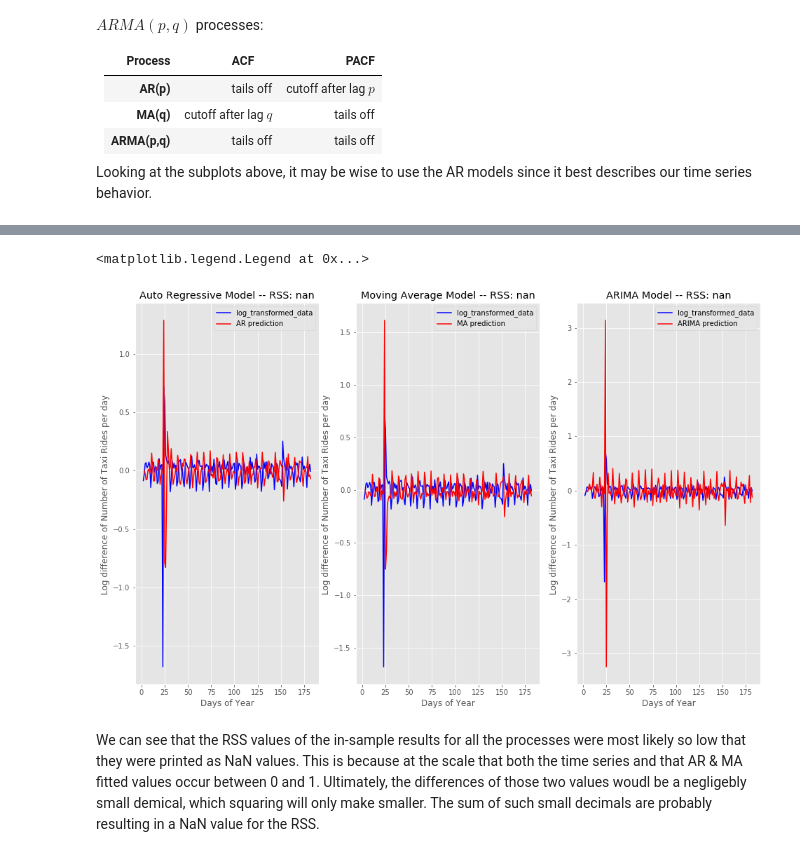
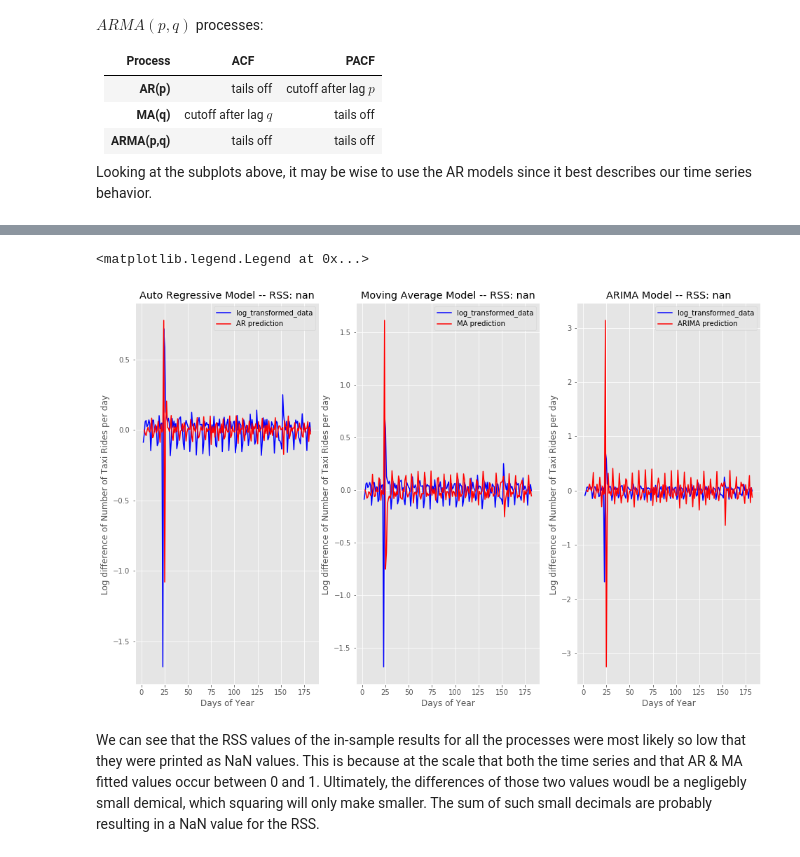
Before and after one commit to justin-hj-kim/NYCtaxi_data_science, a Jupyter notebook: models/Ride_Demand_time_series.ipynb, the cells around one changed output, grey strips where cells are left out. Drawn from its saved outputs; the diff is of its cells as text; code cells hidden in the pictures.

```diff
--- a/models/Ride_Demand_time_series.ipynb
+++ b/models/Ride_Demand_time_series.ipynb
@@ -273,46 +279,46 @@ from statsmodels.tsa.arima_model import ARIMA
 # %%
 # AR model
 # try different values of p
-model1 = ARIMA(log_ts_diff, order=(3, 1, 0))
+model = ARIMA(log_ts_diff, order=(1, 1, 0))
 #arguments for ARIMA order: p(AR component),d (differencing),q(MA component)
-results_AR1 = model1.fit(disp=-1)
+results_AR = model.fit(disp=-1)
 plt.subplot(1,3,1)
 plt.plot(log_ts_diff, color = 'blue', label = 'log_transformed_data')
-plt.plot(results_AR1.fittedvalues, color='red', label= 'AR prediction')
-plt.title('Auto Regressive Model -- RSS: %.4f'% sum((results_AR1.fittedvalues-log_ts_diff['count'])**2))
+plt.plot(results_AR.fittedvalues, color='red', label= 'AR prediction')
+plt.title('Auto Regressive Model -- RSS: %.4f'% sum((results_AR.fittedvalues-log_ts_diff['count'])**2))
 plt.xlabel('Days of Year')
 plt.ylabel('Log difference of Number of Taxi Rides per day ')
 plt.legend()
 
 # MA model
 # try different values of p
-model2 = ARIMA(log_ts_diff, order=(0, 1, 1))
+model = ARIMA(log_ts_diff, order=(0, 1, 1))
 #arguments for ARIMA order: p(AR component),d (differencing),q(MA component)
-results_MA2 = model2.fit(disp=-1)
+results_MA = model.fit(disp=-1)
 plt.subplot(1,3,2)
 plt.plot(log_ts_diff, color = 'blue', label = 'log_transformed_data')
-plt.plot(results_MA2.fittedvalues, color='red', label= 'MA prediction')
-plt.title('Moving Average Model -- RSS: %.4f'% sum((results_MA2.fittedvalues-log_ts_diff['count'])**2))
+plt.plot(results_MA.fittedvalues, color='red', label= 'MA prediction')
+plt.title('Moving Average Model -- RSS: %.4f'% sum((results_MA.fittedvalues-log_ts_diff['count'])**2))
 plt.xlabel('Days of Year')
 plt.ylabel('Log difference of Number of Taxi Rides per day ')
 plt.legend()
 
 
 # ARIMA model
 # try different values of p
-model3 = ARIMA(log_ts_diff, order=(1,2,3))
+model = ARIMA(log_ts_diff, order=(1,2,3))
 #arguments for ARIMA order: p(AR component),d (differencing),q(MA component)
-results_ARIMA3 = model3.fit(disp=-1)
+results_ARIMA = model.fit(disp=-1)
 plt.subplot(1,3,3)
 plt.plot(log_ts_diff, color = 'blue', label = 'log_transformed_data')
-plt.plot(results_ARIMA3.fittedvalues, color='red', label= 'ARIMA prediction')
-plt.title('ARIMA Model -- RSS: %.4f'% sum((results_ARIMA3.fittedvalues-log_ts_diff['count'])**2))
+plt.plot(results_ARIMA.fittedvalues, color='red', label= 'ARIMA prediction')
+plt.title('ARIMA Model -- RSS: %.4f'% sum((results_ARIMA.fittedvalues-log_ts_diff['count'])**2))
 plt.xlabel('Days of Year')
 plt.ylabel('Log difference of Number of Taxi Rides per day ')
 plt.legend()
 # %% [output]
 <matplotlib.legend.Legend at 0x...>
-[figure, old version]
+[figure, new version]
 # %% [markdown]
 We can see that the RSS values of the in-sample results for all the processes were most likely so low that they were printed as NaN values. This is because at the scale that both the time series and that AR & MA fitted values occur between 0 and 1. Ultimately, the differences of those two values woudl be a negligebly small demical, which squaring will only make smaller. The sum of such small decimals are probably resulting in a NaN value for the RSS.
 # %% [markdown]
```
Also changed, not shown: parts of 6 cells of this notebook, 1 other file.
